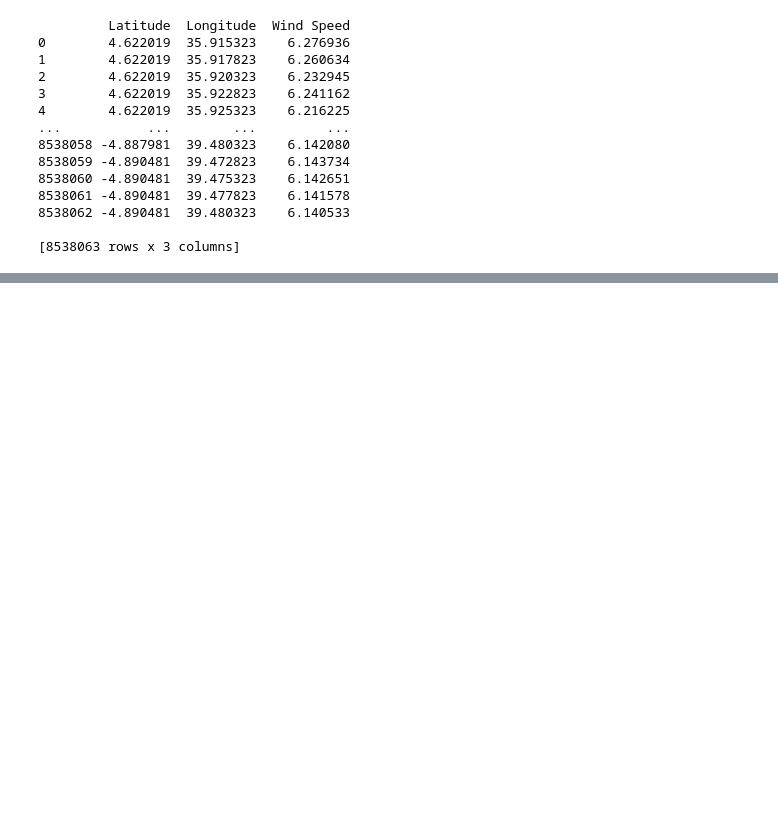
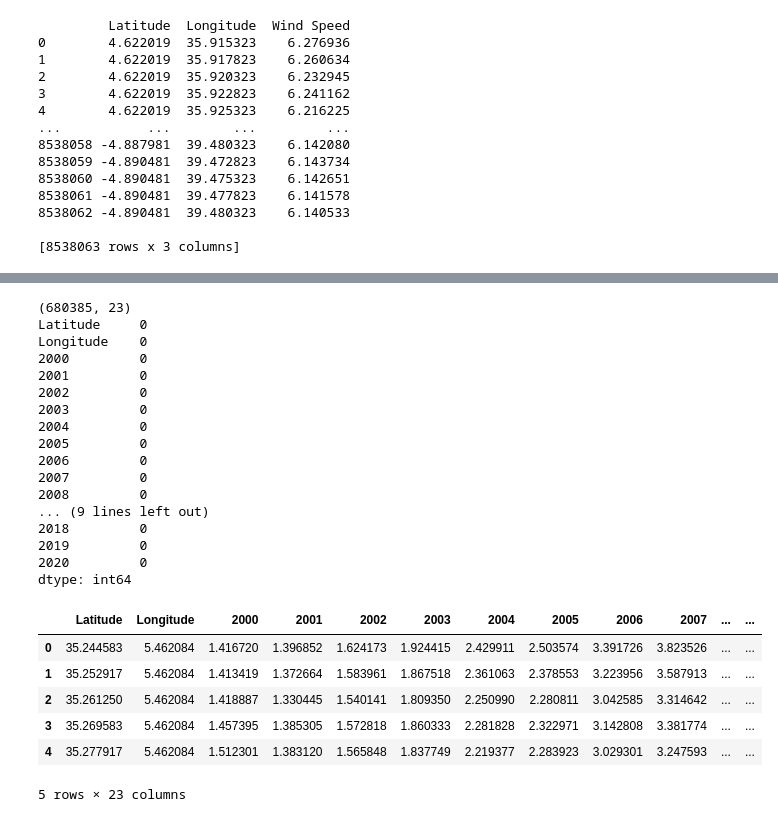
Before and after one commit to DavidGathimbaM/Energy-Access-and-Electrification-planning-in-Kenya, a Jupyter notebook: group_workbook/Victor.ipynb, the cells around one changed output, grey strips where cells are left out. Saved outputs shown, nothing was run; the diff lists cells and outputs as text; code cells hidden in the pictures; blank space fills up the shorter version.

```diff
--- a/group_workbook/Victor.ipynb
+++ b/group_workbook/Victor.ipynb
@@ -681,0 +859,30 @@ print(wind_speed_df)
+# %%
+# Population density df
+print(pop_density_df.shape)
+print(pop_density_df.isna().sum())
+pop_density_df.head()
+# %% [output]
+(680385, 23)
+Latitude     0
+Longitude    0
+2000         0
+2001         0
+2002         0
+2003         0
+2004         0
+2005         0
+2006         0
+2007         0
+2008         0
+... (9 lines left out)
+2018         0
+2019         0
+2020         0
+dtype: int64
+|  | Latitude | Longitude | 2000 | 2001 | 2002 | 2003 | 2004 | 2005 | 2006 | 2007 | ... | ... |
+| 0 | 35.244583 | 5.462084 | 1.416720 | 1.396852 | 1.624173 | 1.924415 | 2.429911 | 2.503574 | 3.391726 | 3.823526 | ... | ... |
+| 1 | 35.252917 | 5.462084 | 1.413419 | 1.372664 | 1.583961 | 1.867518 | 2.361063 | 2.378553 | 3.223956 | 3.587913 | ... | ... |
+| 2 | 35.261250 | 5.462084 | 1.418887 | 1.330445 | 1.540141 | 1.809350 | 2.250990 | 2.280811 | 3.042585 | 3.314642 | ... | ... |
+| 3 | 35.269583 | 5.462084 | 1.457395 | 1.385305 | 1.572818 | 1.860333 | 2.281828 | 2.322971 | 3.142808 | 3.381774 | ... | ... |
+| 4 | 35.277917 | 5.462084 | 1.512301 | 1.383120 | 1.565848 | 1.837749 | 2.219377 | 2.283923 | 3.029301 | 3.247593 | ... | ... |
+5 rows × 23 columns
```
Also changed, not shown: parts of 14 cells of this notebook.
